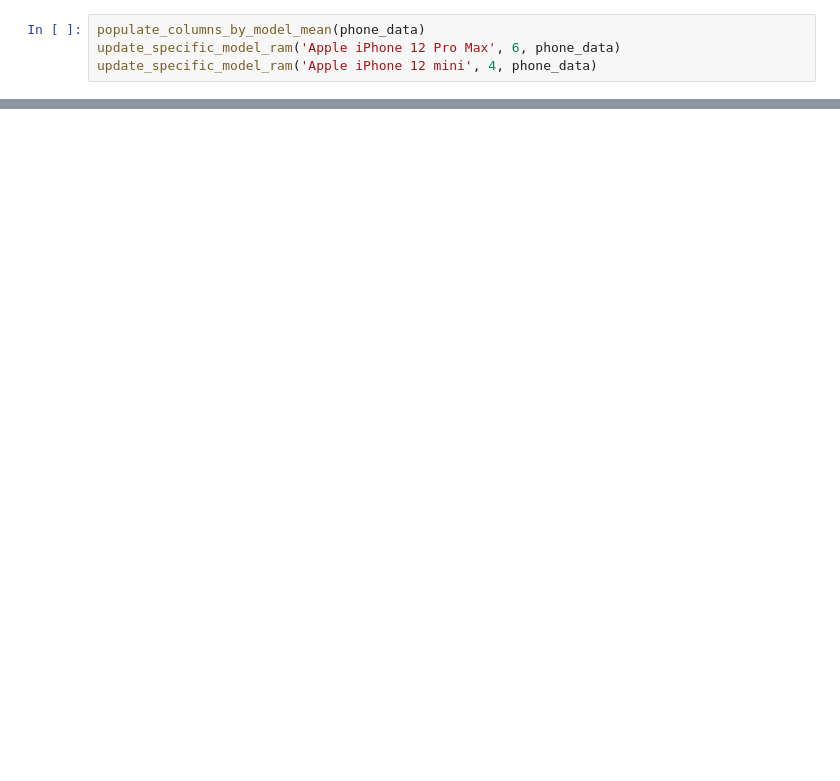
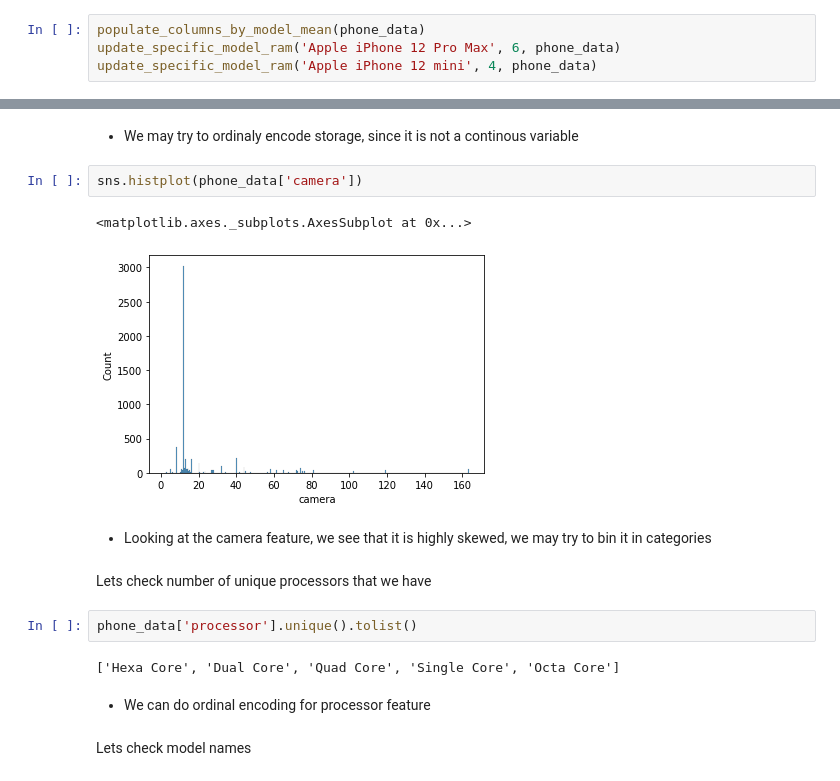
Before and after one commit to LeonMilosevic/e-bay_phone_evaluator, a Jupyter notebook: phone_evaluator.ipynb, the cells around one changed output, grey strips where cells are left out. Cells and saved outputs as stored; diff of their text form; blank space fills up the shorter version.

```diff
--- a/phone_evaluator.ipynb
+++ b/phone_evaluator.ipynb
@@ -469,0 +517,19 @@ phone_data[phone_data.isnull().any(axis=1)]
+# %% [markdown]
+- We may try to ordinaly encode storage, since it is not a continous variable
+# %%
+sns.histplot(phone_data['camera'])
+# %% [output]
+<matplotlib.axes._subplots.AxesSubplot at 0x...>
+[figure, added]
+# %% [markdown]
+- Looking at the camera feature, we see that it is highly skewed, we may try to bin it in categories
+# %% [markdown]
+Lets check number of unique processors that we have
+# %%
+phone_data['processor'].unique().tolist()
+# %% [output]
+['Hexa Core', 'Dual Core', 'Quad Core', 'Single Core', 'Octa Core']
+# %% [markdown]
+- We can do ordinal encoding for processor feature
+# %% [markdown]
+Lets check model names
```
Also changed, not shown: parts of 33 cells of this notebook.
